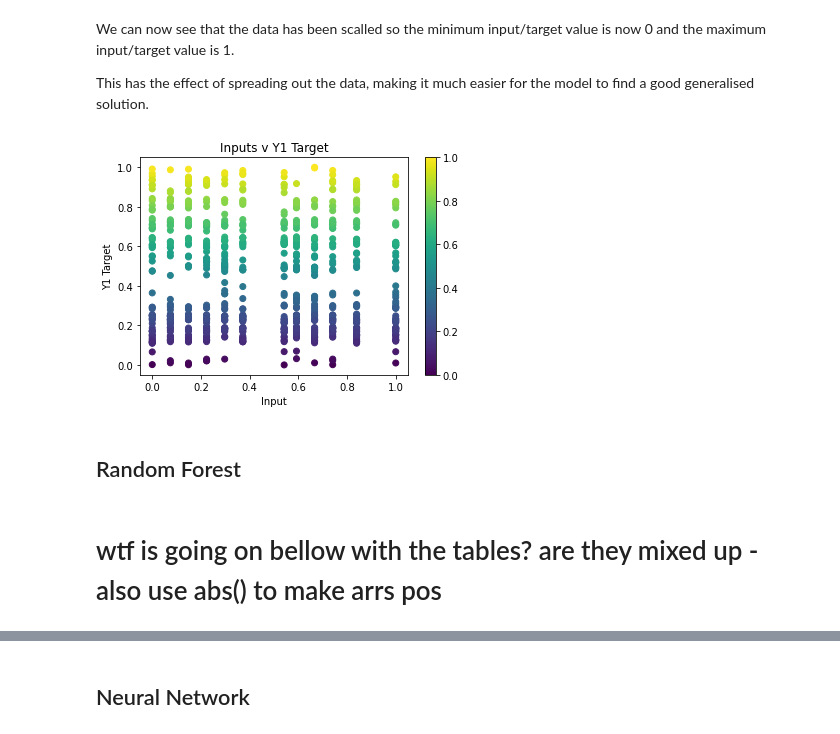
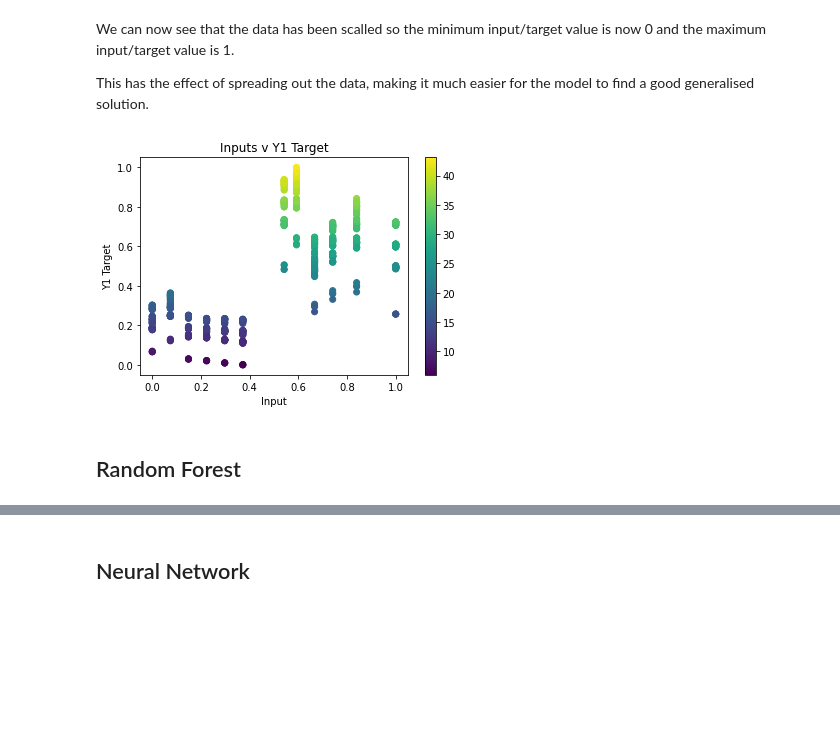
Before and after one commit to Dodecahedrane/COMP-2002-Assignment, a Jupyter notebook: Assignment Notebook.ipynb, the cells around one changed output, grey strips where cells are left out. Drawn from its saved outputs; the diff is of its cells as text; code cells hidden in the pictures; blank space fills up the shorter version.

```diff
--- a/Assignment Notebook.ipynb
+++ b/Assignment Notebook.ipynb
@@ -170,21 +158,24 @@ scaler = MinMaxScaler()
 inputsScaled = scaler.fit_transform(inputsPCA)
 inputsScaledNoPCA = scaler.fit_transform(inputs)
 
-targets = scaler.fit_transform(targets)
+targetsScaled = scaler.fit_transform(targets)
+
+targetsScaled_y1 = scaler.fit_transform(targets_y1)
+targetsScaled_y2 = scaler.fit_transform(targets_y2)
 # %% [markdown]
 We can now see that the data has been scalled so the minimum input/target value is now 0 and the maximum input/target value is 1.
 
 This has the effect of spreading out the data, making it much easier for the model to find a good generalised solution.
 # %%
 plt.figure()
-plt.scatter(inputsScaled[:,0], targets[:,:1], c= targets[:,0])
+plt.scatter(inputsScaled[:,0], targetsScaled[:,:1], c= targets[:,0])
 plt.title("Inputs v Y1 Target")
 plt.colorbar()
 plt.xlabel('Input')
 plt.ylabel('Y1 Target')
 plt.show()
 # %% [output]
-[figure, old version]
+[figure, new version]
 # %% [markdown]
 ## Random Forest
 # %%
@@ -197,6 +188,4 @@ rfCvNoPca = cross_validate(rf, inputsScaledNoPCA, targets, cv=25, return_train_s
                            scoring='neg_mean_squared_error')
-# %% [markdown]
-# wtf is going on bellow with the tables? are they mixed up - also use abs() to make arrs pos
 # %%
 rfResultsTrain = {"RF w/ PCA - Test Score": rfCvPca['test_score'],
                   "RF w/o PCA - Test Score": rfCvNoPca['test_score']}
```
Also changed, not shown: parts of 41 cells of this notebook.
